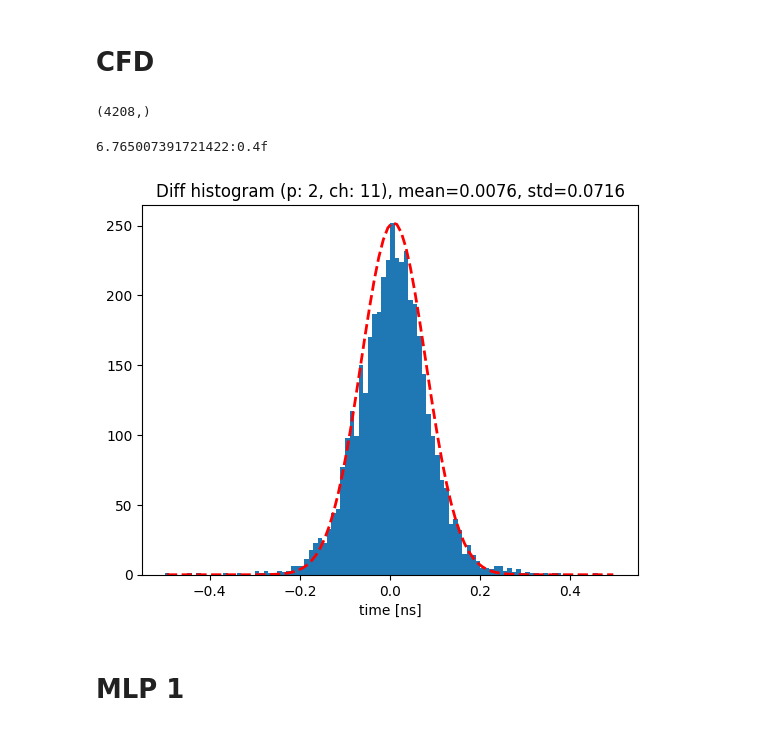
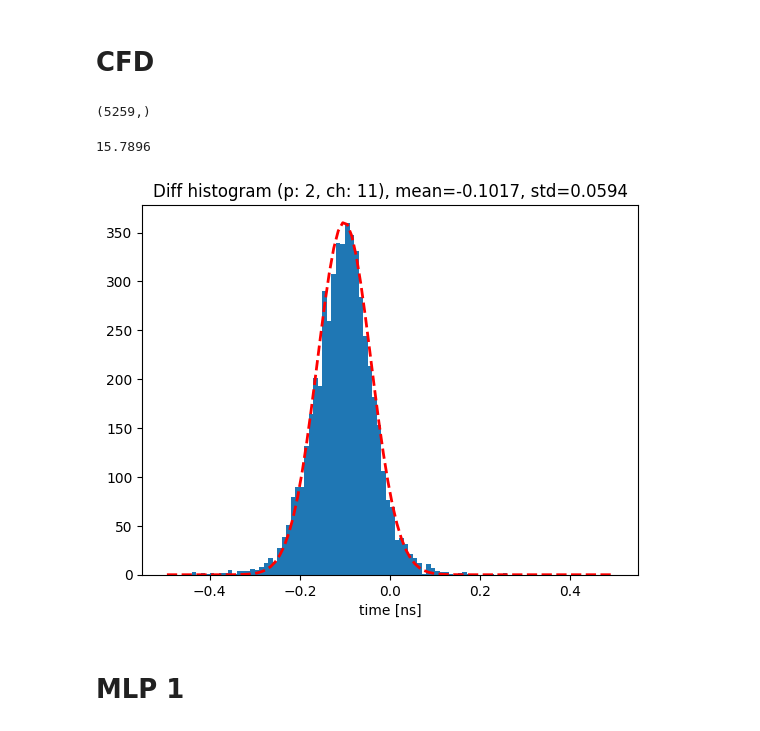
Before and after one commit to MatiXOfficial/pps-timing-ml, a Jupyter notebook: notebooks/neural_networks/basic_tests.ipynb, the cells around one changed output. Drawn from its saved outputs; the diff is of its cells as text; code cells hidden in the pictures.

```diff
--- a/notebooks/neural_networks/basic_tests.ipynb
+++ b/notebooks/neural_networks/basic_tests.ipynb
@@ -104,24 +104,24 @@ def plot_history(history: dict[str, np.array], title: str, ymax: float = None, f
 # %% [markdown]
 # CFD
 # %%
-cfd = CFD(n_baseline=N_BASELINE, threshold=0.3)
+cfd = CFD(n_baseline=N_BASELINE, threshold=0.22)
 
 y_pred = []
-for x in X_val:
+for x in X_test:
     y_pred.append(cfd.predict(x_time, x))
 
 y_pred = np.array(y_pred)
 y_pred.shape
 # %% [output]
-(4208,)
+(5259,)
 # %%
-print(f'{mean_squared_error(y_val, y_pred) * 1000}:0.4f')
+print(f'{mean_squared_error(y_test, y_pred) * 1000:0.4f}')
 # %% [output]
-6.765007391721422:0.4f
+15.7896
 # %%
-std_cfd = plot_difference_hist(y_val, y_pred, PLANE, CHANNEL)
+std_cfd = plot_difference_hist(y_test, y_pred, PLANE, CHANNEL)
 # %% [output]
-[figure, old version]
+[figure, new version]
 # %% [markdown]
 # MLP 1
 # %%
```
Also changed, not shown: parts of 16 cells of this notebook, 21 other files.
